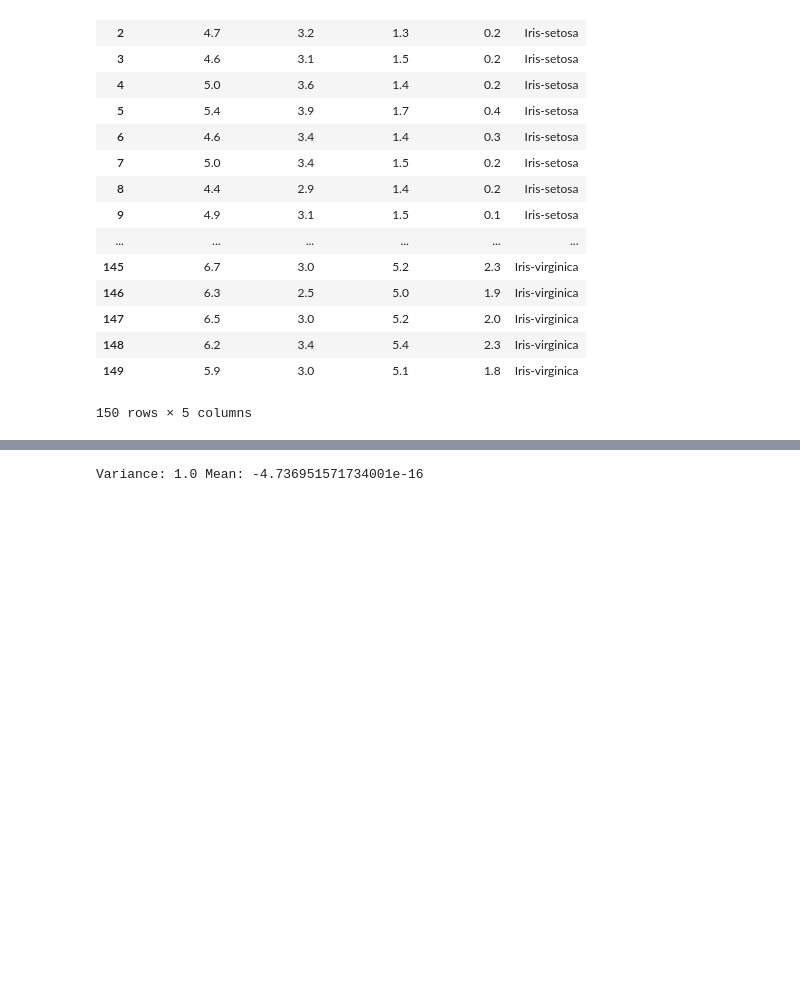
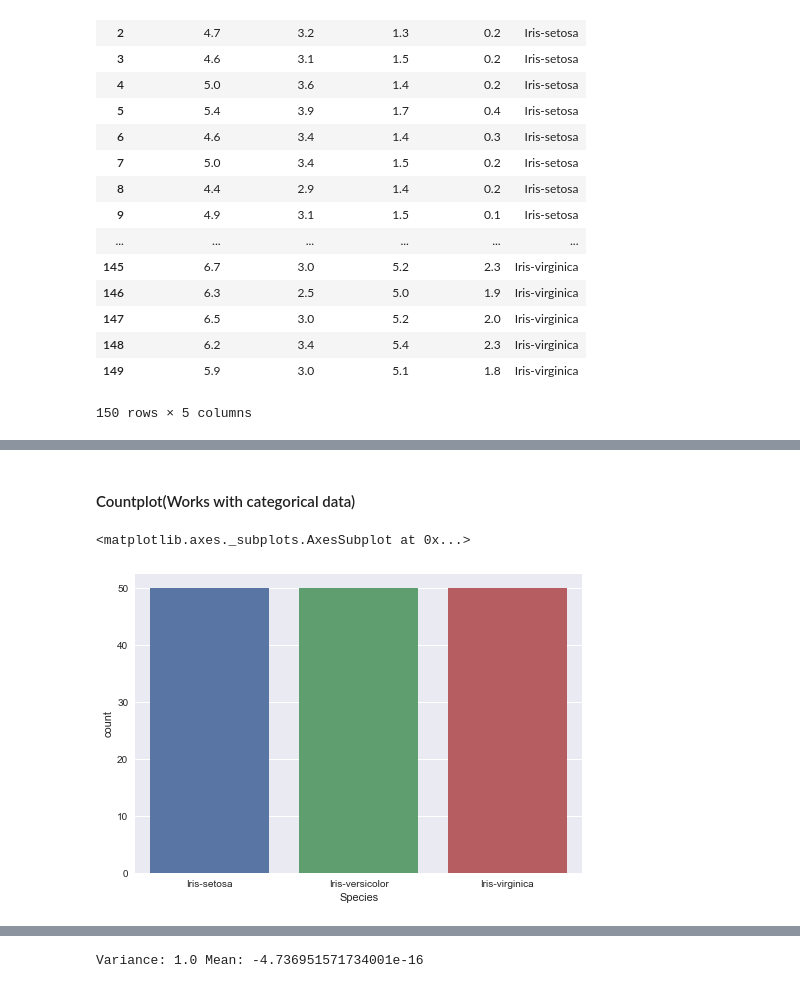
Before and after one commit to Geek-ubaid/Machine-Learning-Make-computers-think, a Jupyter notebook: PredictionModel_v2.ipynb, the cells around one changed output, grey strips where cells are left out. Cells and saved outputs as stored; diff of their text form; code cells hidden in the pictures; blank space fills up the shorter version.

```diff
--- a/PredictionModel_v2.ipynb
+++ b/PredictionModel_v2.ipynb
@@ -184,0 +272,7 @@ df_join
+# %% [markdown]
+#### Countplot(Works with categorical data)
+# %%
+sns.countplot(df['Species'])
+# %% [output]
+<matplotlib.axes._subplots.AxesSubplot at 0x...>
+[figure, added]
```
Also changed, not shown: parts of 32 cells of this notebook.
